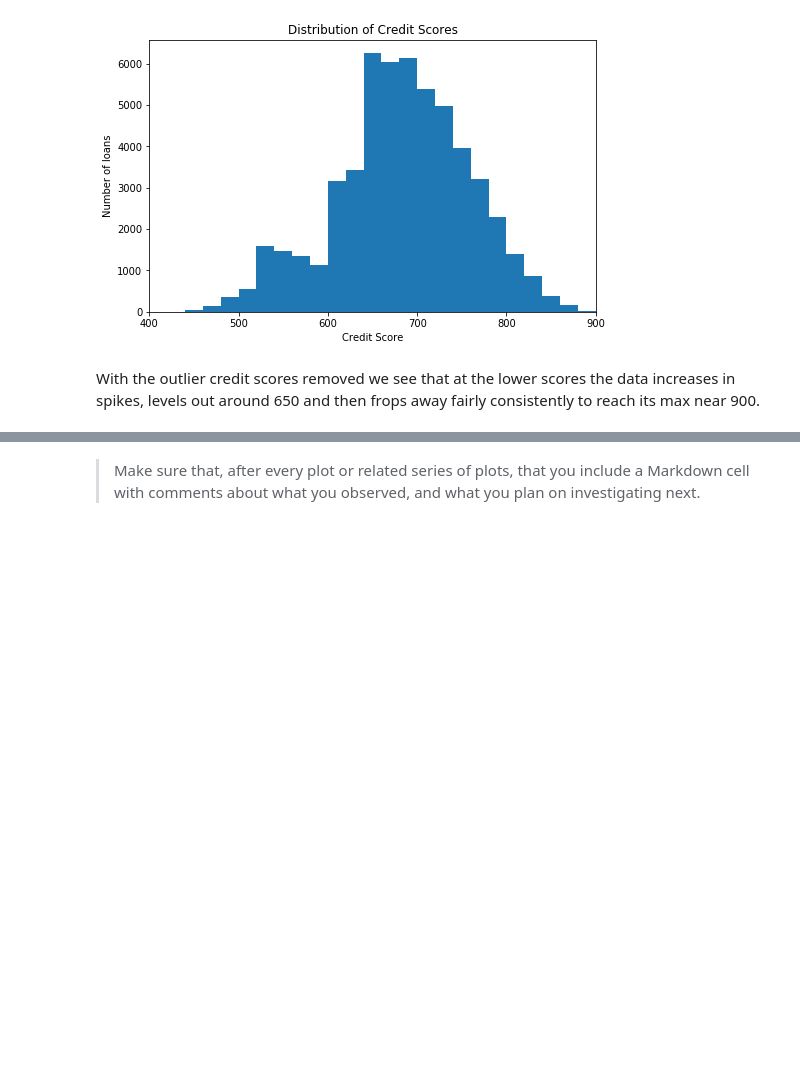
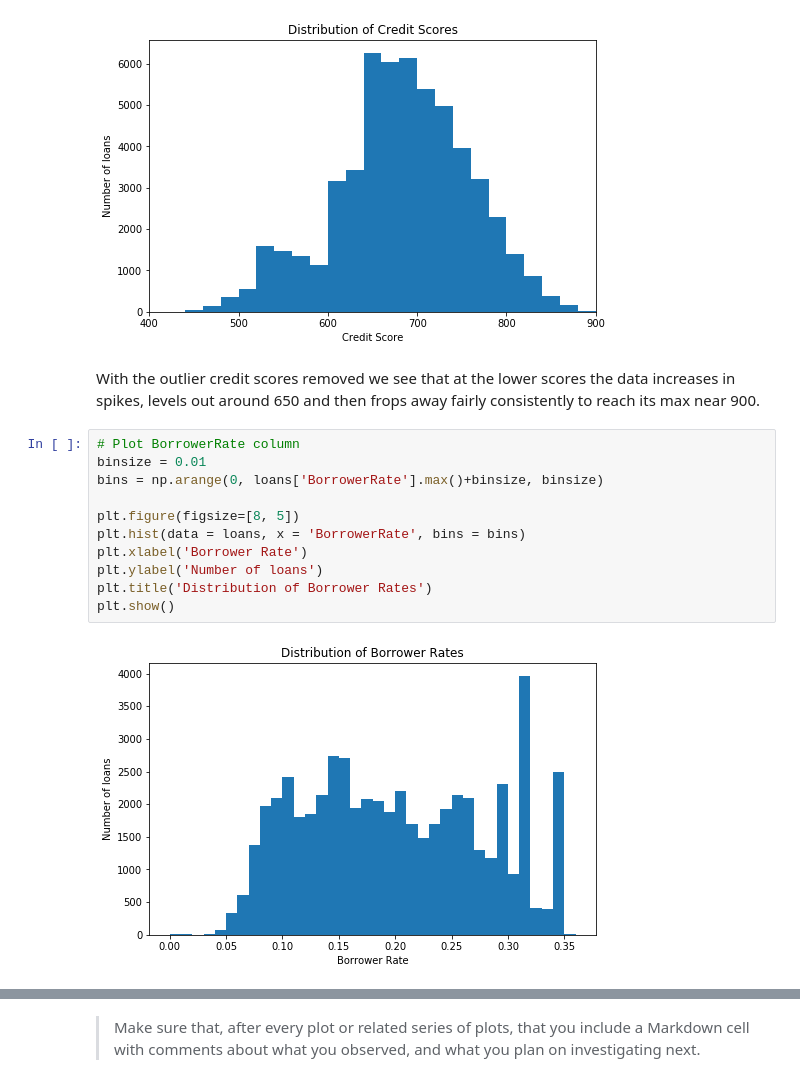
Before and after one commit to Jeffro80/DAND_Communicate_Findings, a Jupyter notebook: exploration-WORKING.ipynb, the cells around one changed output, grey strips where cells are left out. Cells and saved outputs as stored; diff of their text form; blank space fills up the shorter version.

```diff
--- a/exploration-WORKING.ipynb
+++ b/exploration-WORKING.ipynb
@@ -526,3 +526,16 @@ plt.show()
 [figure]
 # %% [markdown]
 With the outlier credit scores removed we see that at the lower scores the data increases in spikes, levels out around 650 and then frops away fairly consistently to reach its max near 900.
+# %%
+# Plot BorrowerRate column
+binsize = 0.01
+bins = np.arange(0, loans['BorrowerRate'].max()+binsize, binsize)
+
+plt.figure(figsize=[8, 5])
+plt.hist(data = loans, x = 'BorrowerRate', bins = bins)
+plt.xlabel('Borrower Rate')
+plt.ylabel('Number of loans')
+plt.title('Distribution of Borrower Rates')
+plt.show()
+# %% [output]
+[figure, added]
```
Also changed, not shown: parts of 6 cells of this notebook.
